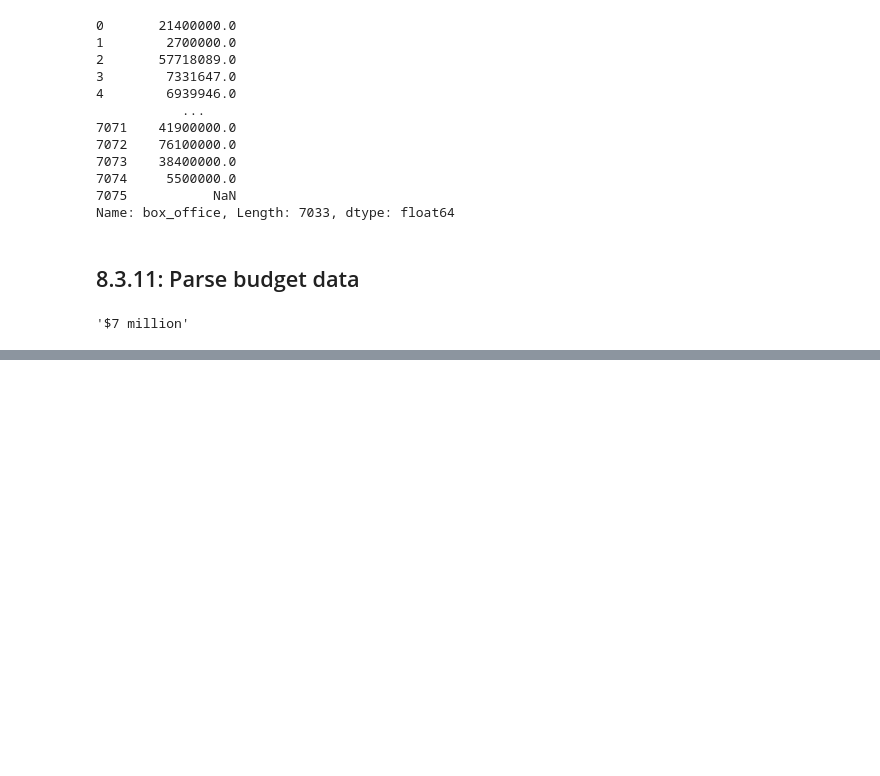
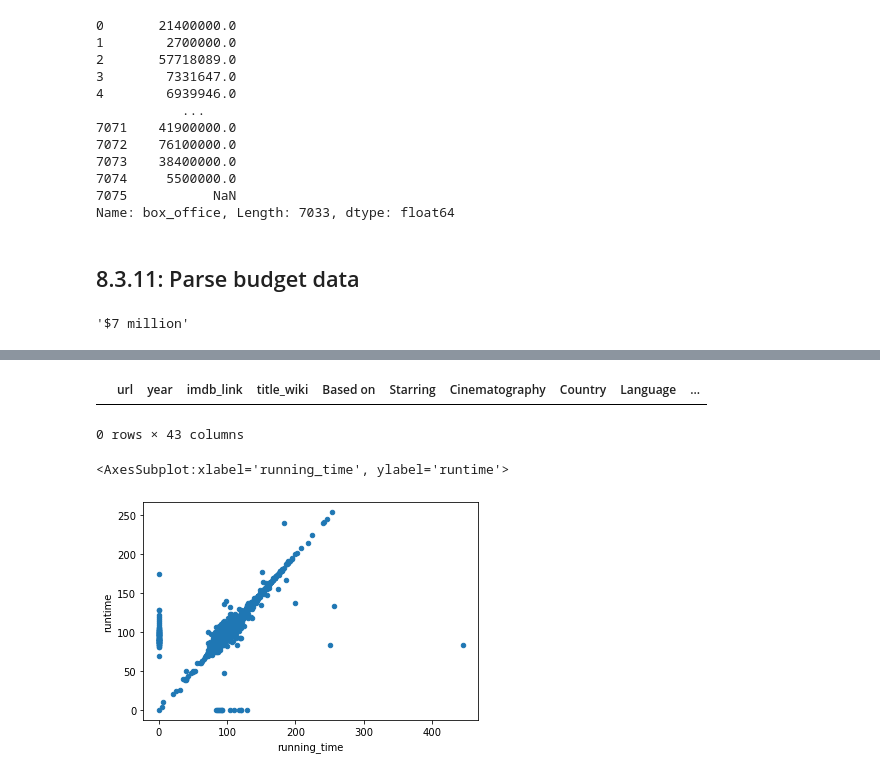
Before and after one commit to bbjohnson6810/Movies-ETL, a Jupyter notebook: 08-Movies-ETL.ipynb, the cells around one changed output, grey strips where cells are left out. Drawn from its saved outputs; the diff is of its cells as text; code cells hidden in the pictures; blank space fills up the shorter version.

Commit message:
merged wiki and kaggle data

```diff
--- a/08-Movies-ETL.ipynb
+++ b/08-Movies-ETL.ipynb
@@ -1063,0 +1064,5 @@ Name: rating, dtype: float64
+# %%
+# merge the data, check for redundant columns
+
+movies_df = pd.merge(wiki_movies_df, kaggle_metadata, on='imdb_id', suffixes=['_wiki','_kaggle'])
+movies_df.columns
@@ -1063,0 +1127,17 @@ Name: rating, dtype: float64
+# %%
+# Show any rows where title_kaggle is empty
+    # Kaggle data looks a bit better, has no missing values - prioritize kaggle/drop wikipedia
+
+movies_df[(movies_df['title_kaggle'] == '') | (movies_df['title_kaggle'].isnull())]
+# %% [output]
+|  | url | year | imdb_link | title_wiki | Based on | Starring | Cinematography | Country | Language | ... |
+0 rows × 43 columns
+# %%
+# compare 'runtime' vs 'running_time' w/ scatterplot
+    # wikipedia has more missing values and more outliers
+    # prioritize kaggle but fill kaggle 0's with wikipedia data
+
+movies_df.fillna(0).plot(x='running_time', y='runtime', kind='scatter')
+# %% [output]
+<AxesSubplot:xlabel='running_time', ylabel='runtime'>
+[figure, added]
```
Also changed, not shown: parts of 89 cells of this notebook.
